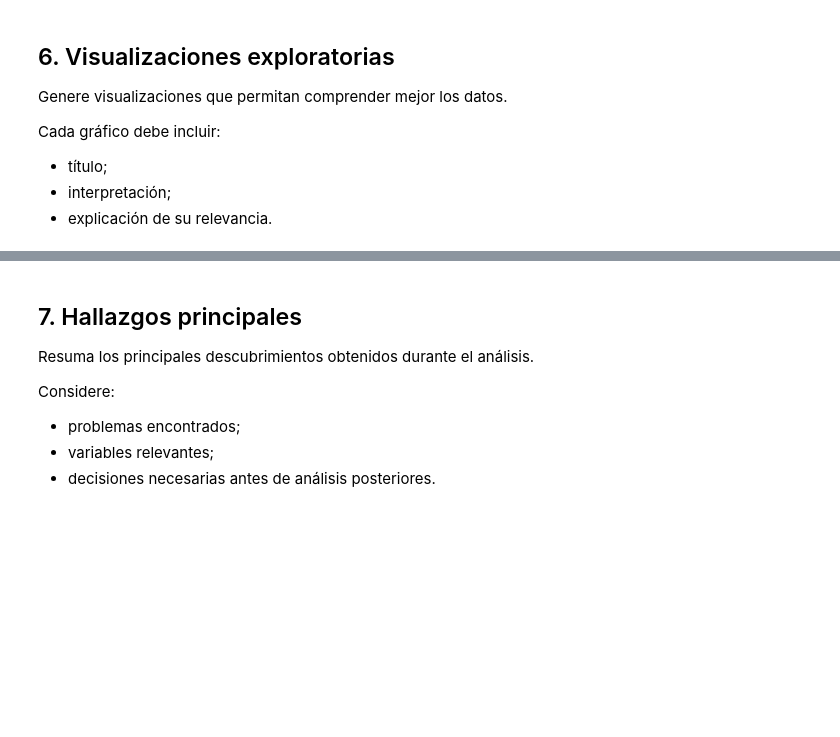
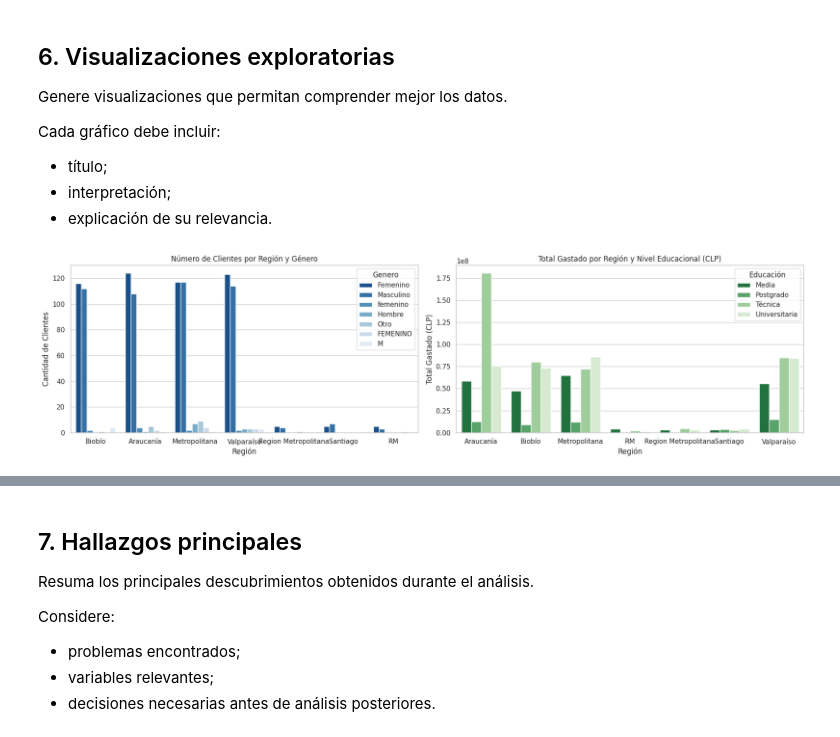
Before and after one commit to fernandouribeu/analisis_datos, a Jupyter notebook: Laboratorio_1_Notebook_Template.ipynb, the cells around one changed output, grey strips where cells are left out. Cells and saved outputs as stored; diff of their text form; code cells hidden in the pictures; blank space fills up the shorter version.

```diff
--- a/Laboratorio_1_Notebook_Template.ipynb
+++ b/Laboratorio_1_Notebook_Template.ipynb
@@ -260,0 +295,40 @@ Cada gráfico debe incluir:
+# %%
+#Visualizaciones
+
+# Configuración de estilo
+sb.set_theme(style="whitegrid")
+fig, axes = plt.subplots(1, 2, figsize=(18, 5))
+
+# 1. Gráfico: Número de clientes por región con leyenda de Género
+sb.countplot(
+    data=df,
+    x='region',
+    hue='gender',
+    ax=axes[0],
+    palette='Blues_r'
+)
+axes[0].set_title('Número de Clientes por Región y Género')
+axes[0].set_xlabel('Región')
+axes[0].set_ylabel('Cantidad de Clientes')
+axes[0].legend(title='Genero')
+
+# 2. Gráfico: Total de compras por región con leyenda de Nivel Educacional
+compras_region_edu = df.groupby(['region', 'education'])['total_spent_clp'].sum().reset_index()
+
+sb.barplot(
+    data=compras_region_edu,
+    x='region',
+    y='total_spent_clp',
+    hue='education',
+    ax=axes[1],
+    palette='Greens_r'
+)
+axes[1].set_title('Total Gastado por Región y Nivel Educacional (CLP)')
+axes[1].set_xlabel('Región')
+axes[1].set_ylabel('Total Gastado (CLP)')
+axes[1].legend(title='Educación')
+
+plt.tight_layout()
+plt.show()
+# %% [output]
+[figure, added]
```
Also changed, not shown: parts of 10 cells of this notebook.
